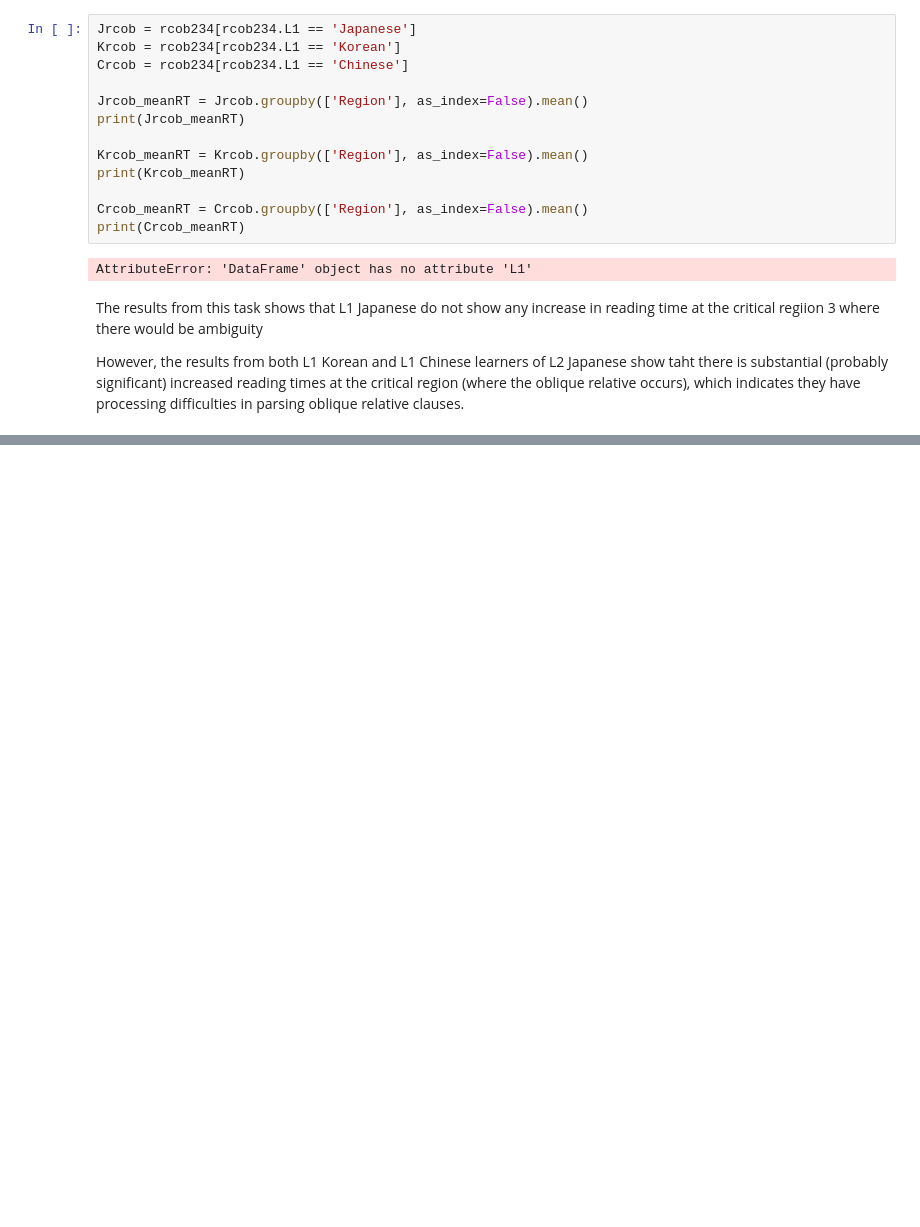
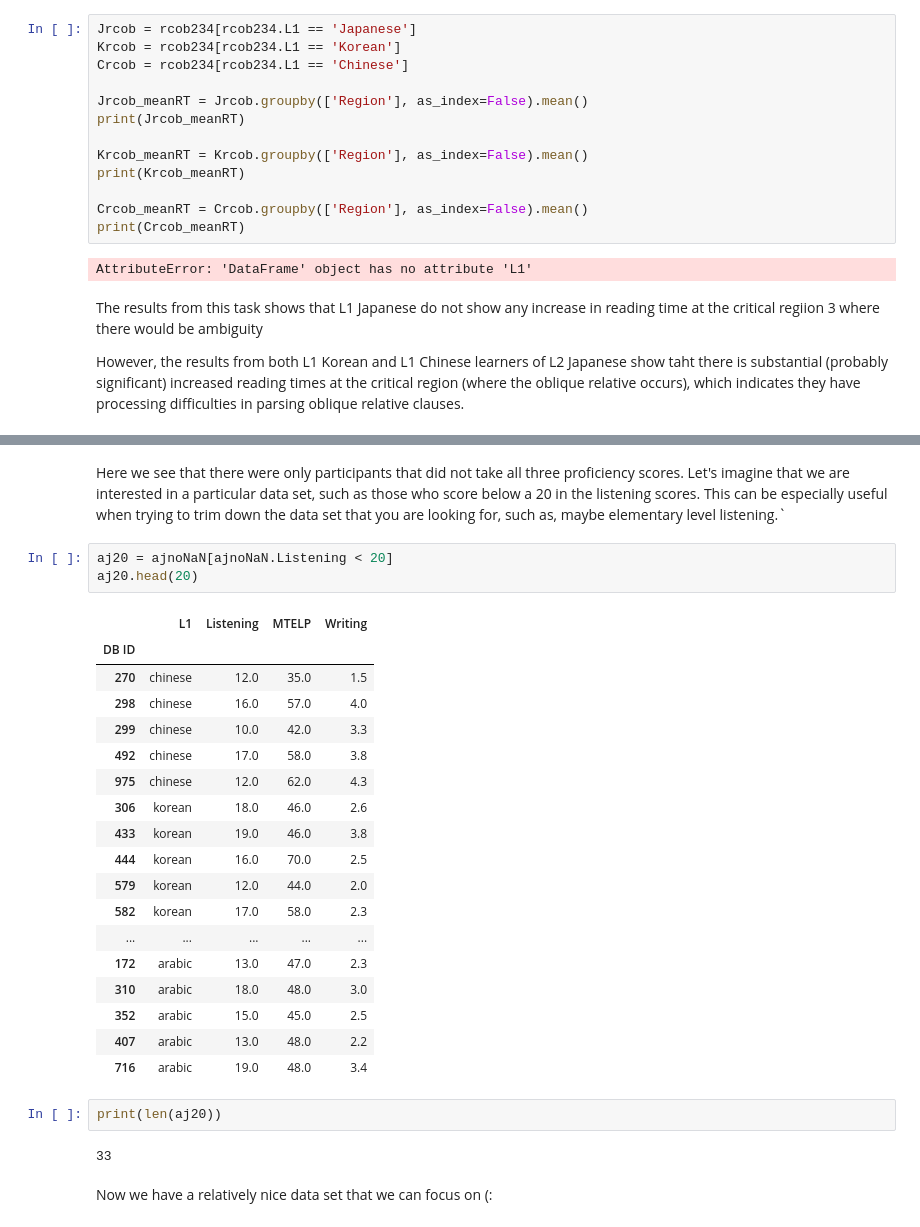
Before and after one commit to mmj32/Class-Practice-Repo, a Jupyter notebook: todo3/pandas_notes_NHL.ipynb, the cells around one changed output, grey strips where cells are left out. Drawn from its saved outputs; the diff is of its cells as text; blank space fills up the shorter version.

```diff
--- a/todo3/pandas_notes_NHL.ipynb
+++ b/todo3/pandas_notes_NHL.ipynb
@@ -192,0 +277,32 @@ However, the results from both L1 Korean and L1 Chinese learners of L2 Japanese
+# %% [markdown]
+Here we see that there were only participants that did not take all three proficiency scores.
+Let's imagine that we are interested in a particular data set, such as those who score below a 20 in the listening scores.
+This can be especially useful when trying to trim down the data set that you are looking for, such as, maybe elementary level listening.`
+# %%
+aj20 = ajnoNaN[ajnoNaN.Listening < 20]
+aj20.head(20)
+# %% [output]
+|  | L1 | Listening | MTELP | Writing |
+| DB ID |  |  |  |  |
+| 270 | chinese | 12.0 | 35.0 | 1.5 |
+| 298 | chinese | 16.0 | 57.0 | 4.0 |
+| 299 | chinese | 10.0 | 42.0 | 3.3 |
+| 492 | chinese | 17.0 | 58.0 | 3.8 |
+| 975 | chinese | 12.0 | 62.0 | 4.3 |
+| 306 | korean | 18.0 | 46.0 | 2.6 |
+| 433 | korean | 19.0 | 46.0 | 3.8 |
+| 444 | korean | 16.0 | 70.0 | 2.5 |
+| 579 | korean | 12.0 | 44.0 | 2.0 |
+| 582 | korean | 17.0 | 58.0 | 2.3 |
+| ... | ... | ... | ... | ... |
+| 172 | arabic | 13.0 | 47.0 | 2.3 |
+| 310 | arabic | 18.0 | 48.0 | 3.0 |
+| 352 | arabic | 15.0 | 45.0 | 2.5 |
+| 407 | arabic | 13.0 | 48.0 | 2.2 |
+| 716 | arabic | 19.0 | 48.0 | 3.4 |
+# %%
+print(len(aj20))
+# %% [output]
+33
+# %% [markdown]
+Now we have a relatively nice data set that we can focus on (:
```
Also changed, not shown: parts of 7 cells of this notebook.
